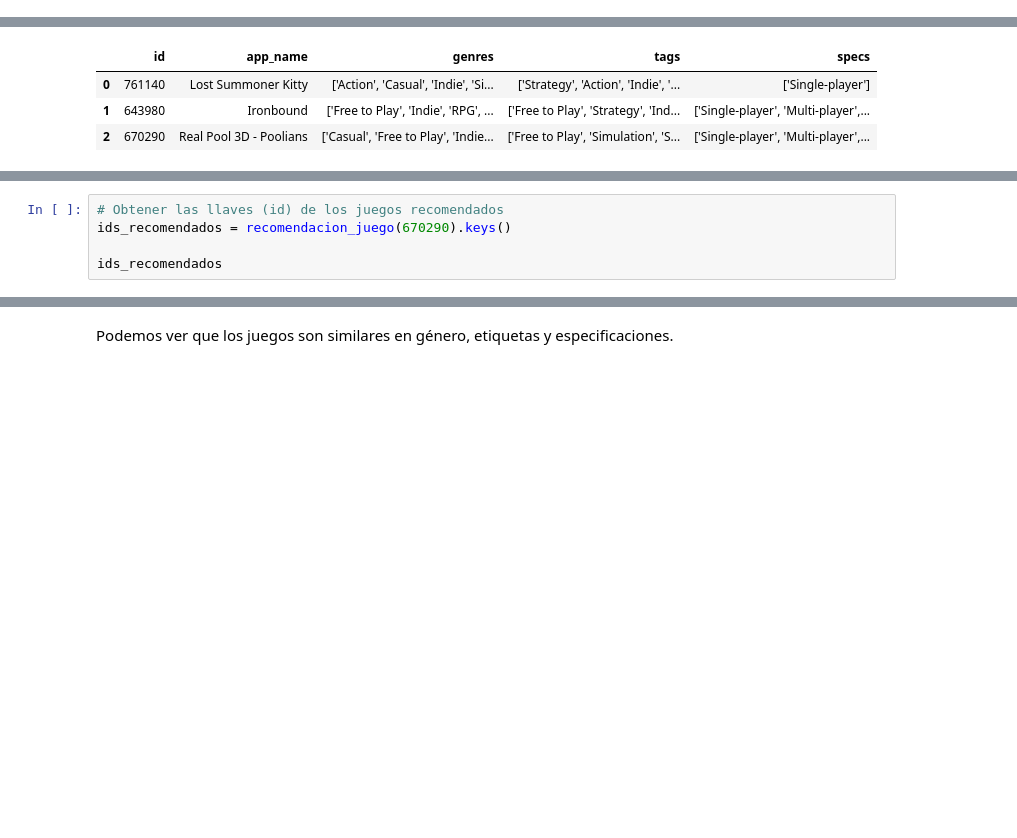
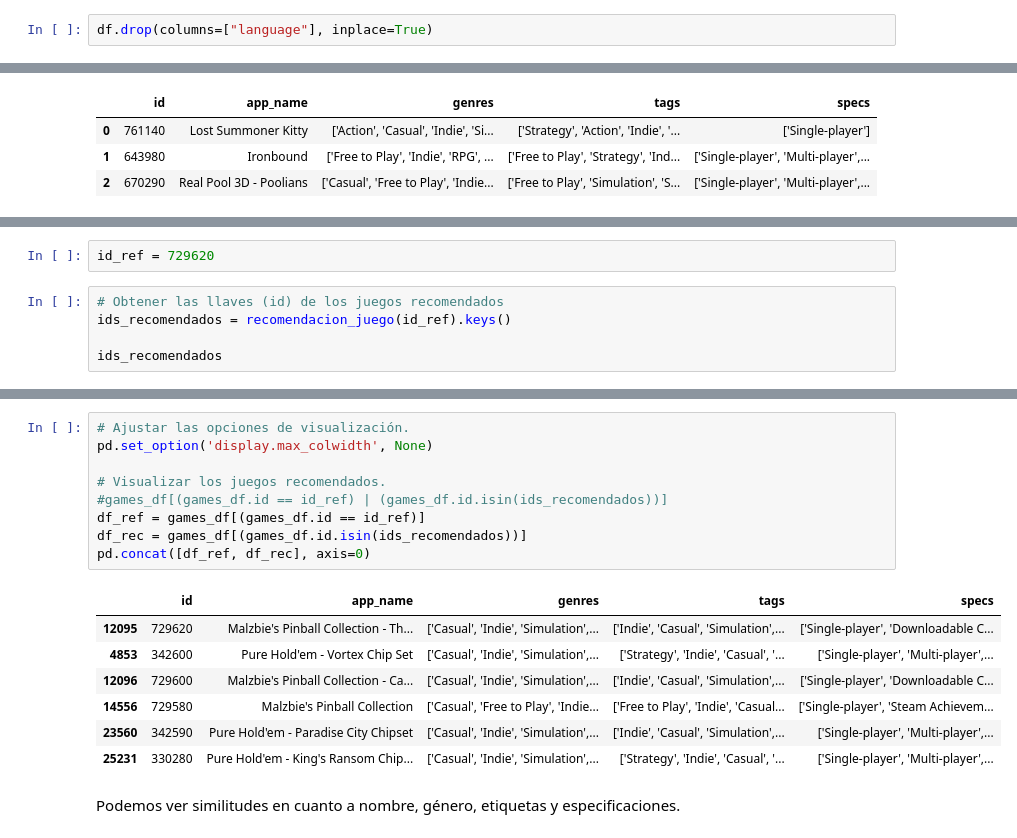
Before and after one commit to dsdrajlin/PI-MLOPs, a Jupyter notebook: RS.ipynb, the cells around one changed output, grey strips where cells are left out. Saved outputs shown, nothing was run; the diff lists cells and outputs as text; blank space fills up the shorter version.

```diff
--- a/RS.ipynb
+++ b/RS.ipynb
@@ -26,0 +80,2 @@ df.head(2)
+# %%
+df.drop(columns=["language"], inplace=True)
@@ -130,6 +224,8 @@ Probemos la función con el id 670290, correspondiente a el juego de Pool "Real
+# %%
+id_ref = 729620
 # %%
 # Obtener las llaves (id) de los juegos recomendados
-ids_recomendados = recomendacion_juego(670290).keys()
+ids_recomendados = recomendacion_juego(id_ref).keys()
 
 ids_recomendados
 # %% [output]
@@ -147,2 +233,19 @@ games_df[games_df.id.isin(ids_recomendados)]
+# %%
+# Ajustar las opciones de visualización.
+pd.set_option('display.max_colwidth', None)
+
+# Visualizar los juegos recomendados.
+#games_df[(games_df.id == id_ref) | (games_df.id.isin(ids_recomendados))]
+df_ref = games_df[(games_df.id == id_ref)]
+df_rec = games_df[(games_df.id.isin(ids_recomendados))]
+pd.concat([df_ref, df_rec], axis=0)
+# %% [output]
+|  | id | app_name | genres | tags | specs |
+| 12095 | 729620 | Malzbie's Pinball Collection - Th... | ['Casual', 'Indie', 'Simulation',... | ['Indie', 'Casual', 'Simulation',... | ['Single-player', 'Downloadable C... |
+| 4853 | 342600 | Pure Hold'em - Vortex Chip Set | ['Casual', 'Indie', 'Simulation',... | ['Strategy', 'Indie', 'Casual', '... | ['Single-player', 'Multi-player',... |
+| 12096 | 729600 | Malzbie's Pinball Collection - Ca... | ['Casual', 'Indie', 'Simulation',... | ['Indie', 'Casual', 'Simulation',... | ['Single-player', 'Downloadable C... |
+| 14556 | 729580 | Malzbie's Pinball Collection | ['Casual', 'Free to Play', 'Indie... | ['Free to Play', 'Indie', 'Casual... | ['Single-player', 'Steam Achievem... |
+| 23560 | 342590 | Pure Hold'em - Paradise City Chipset | ['Casual', 'Indie', 'Simulation',... | ['Indie', 'Casual', 'Simulation',... | ['Single-player', 'Multi-player',... |
+| 25231 | 330280 | Pure Hold'em - King's Ransom Chip... | ['Casual', 'Indie', 'Simulation',... | ['Strategy', 'Indie', 'Casual', '... | ['Single-player', 'Multi-player',... |
 # %% [markdown]
-Podemos ver que los juegos son similares en género, etiquetas y especificaciones.
+Podemos ver similitudes en cuanto a nombre, género, etiquetas y especificaciones.
```
Also changed, not shown: parts of 25 cells of this notebook, 4 other files.
